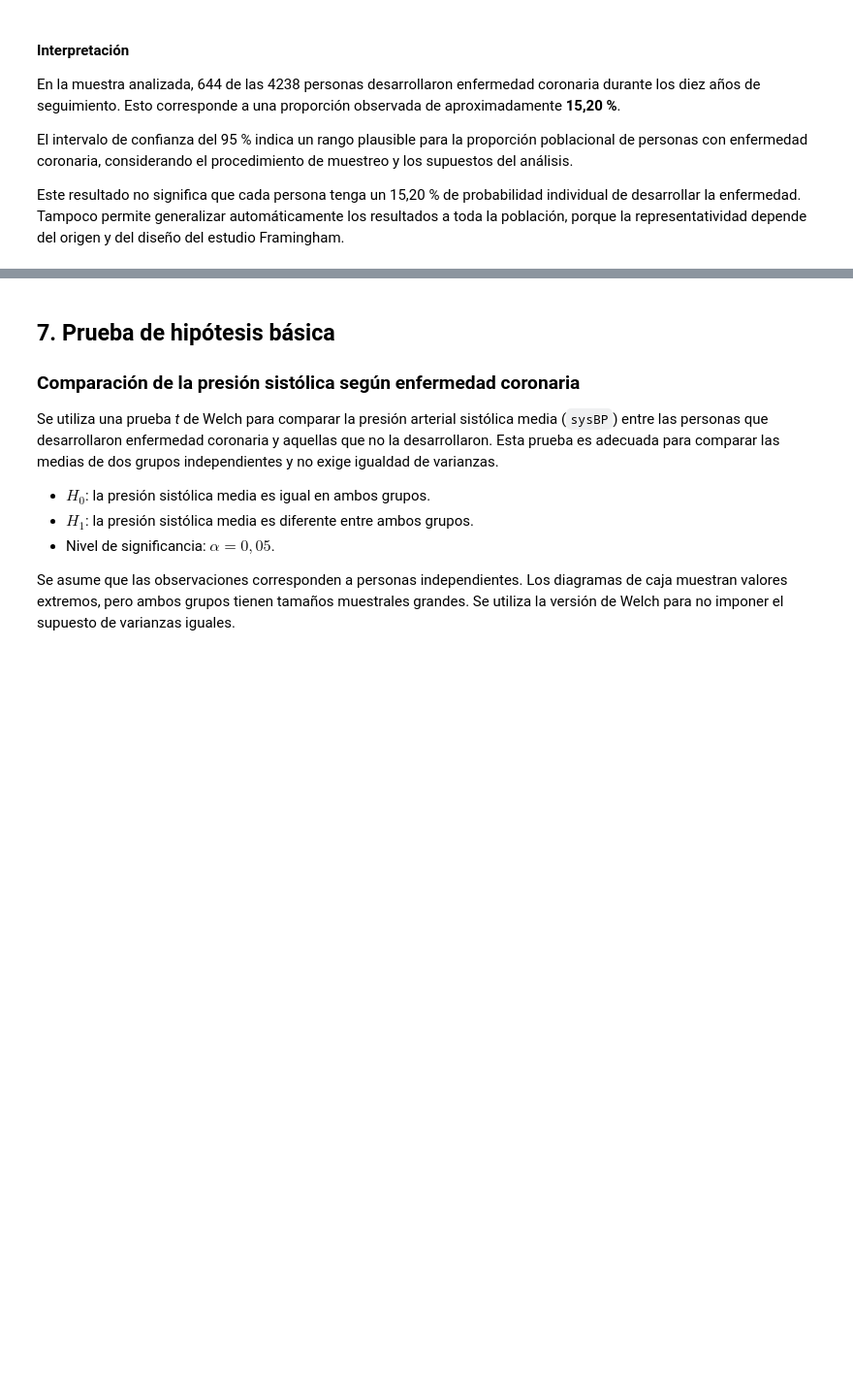
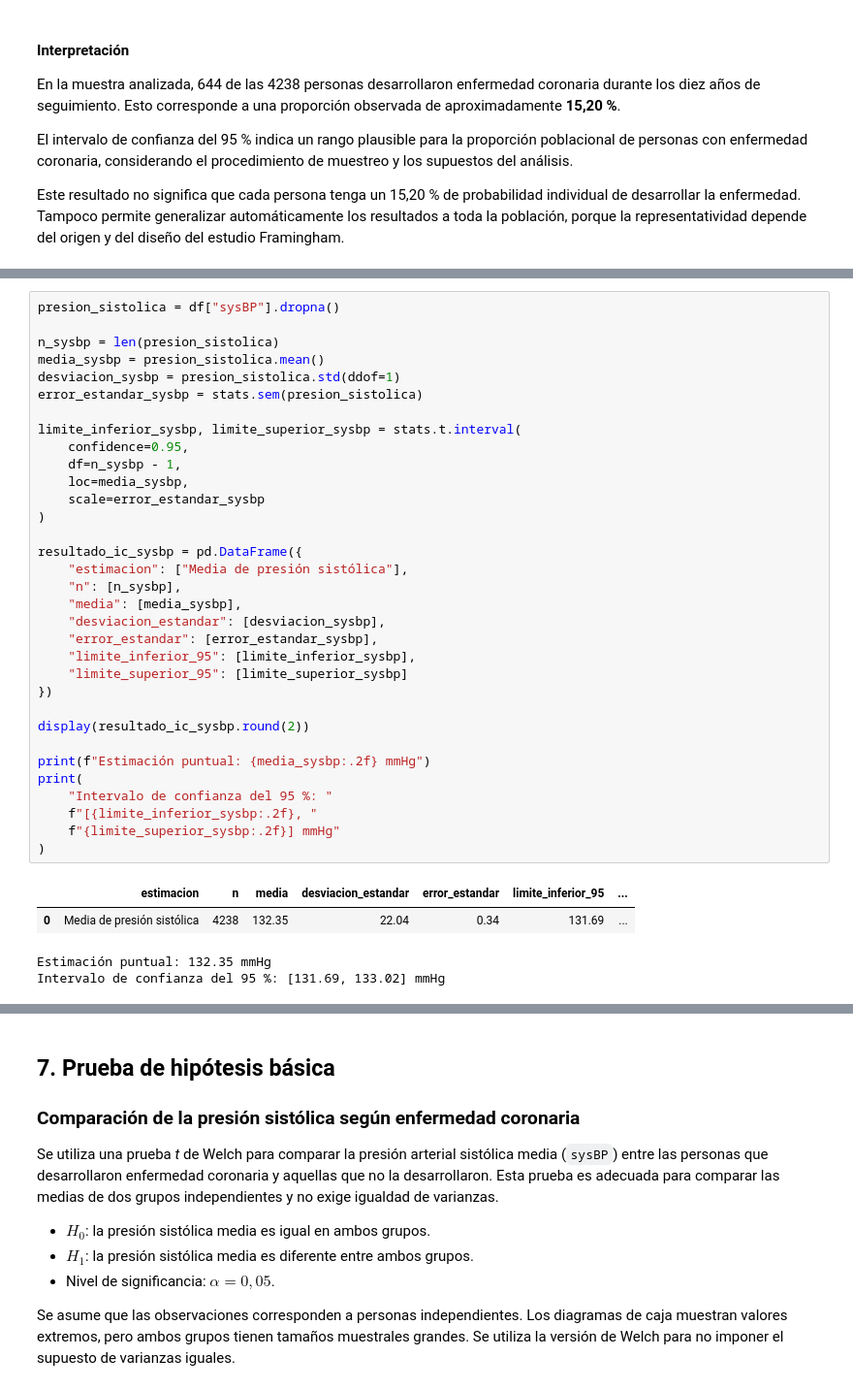
Before and after one commit to alexander-seor/MCDI501-Proyecto-Framingham, a Jupyter notebook: fase-1/formativa-1/notebooks/formativa_1_framingham.ipynb, the cells around one changed output, grey strips where cells are left out. Shown at 97% size. Drawn from its saved outputs; the diff is of its cells as text; blank space fills up the shorter version.

Commit message:
Agrega intervalo de confianza para la presion sistolica

```diff
--- a/fase-1/formativa-1/notebooks/formativa_1_framingham.ipynb
+++ b/fase-1/formativa-1/notebooks/formativa_1_framingham.ipynb
@@ -817,0 +824,38 @@ Este resultado no significa que cada persona tenga un 15,20 % de probabilidad in
+# %%
+presion_sistolica = df["sysBP"].dropna()
+
+n_sysbp = len(presion_sistolica)
+media_sysbp = presion_sistolica.mean()
+desviacion_sysbp = presion_sistolica.std(ddof=1)
+error_estandar_sysbp = stats.sem(presion_sistolica)
+
+limite_inferior_sysbp, limite_superior_sysbp = stats.t.interval(
+    confidence=0.95,
+    df=n_sysbp - 1,
+    loc=media_sysbp,
+    scale=error_estandar_sysbp
+)
+
+resultado_ic_sysbp = pd.DataFrame({
+    "estimacion": ["Media de presión sistólica"],
+    "n": [n_sysbp],
+    "media": [media_sysbp],
+    "desviacion_estandar": [desviacion_sysbp],
+    "error_estandar": [error_estandar_sysbp],
+    "limite_inferior_95": [limite_inferior_sysbp],
+    "limite_superior_95": [limite_superior_sysbp]
+})
+
+display(resultado_ic_sysbp.round(2))
+
+print(f"Estimación puntual: {media_sysbp:.2f} mmHg")
+print(
+    "Intervalo de confianza del 95 %: "
+    f"[{limite_inferior_sysbp:.2f}, "
+    f"{limite_superior_sysbp:.2f}] mmHg"
+)
+# %% [output]
+|  | estimacion | n | media | desviacion_estandar | error_estandar | limite_inferior_95 | ... |
+| 0 | Media de presión sistólica | 4238 | 132.35 | 22.04 | 0.34 | 131.69 | ... |
+Estimación puntual: 132.35 mmHg
+Intervalo de confianza del 95 %: [131.69, 133.02] mmHg
```
Also changed, not shown: parts of 3 cells of this notebook.
